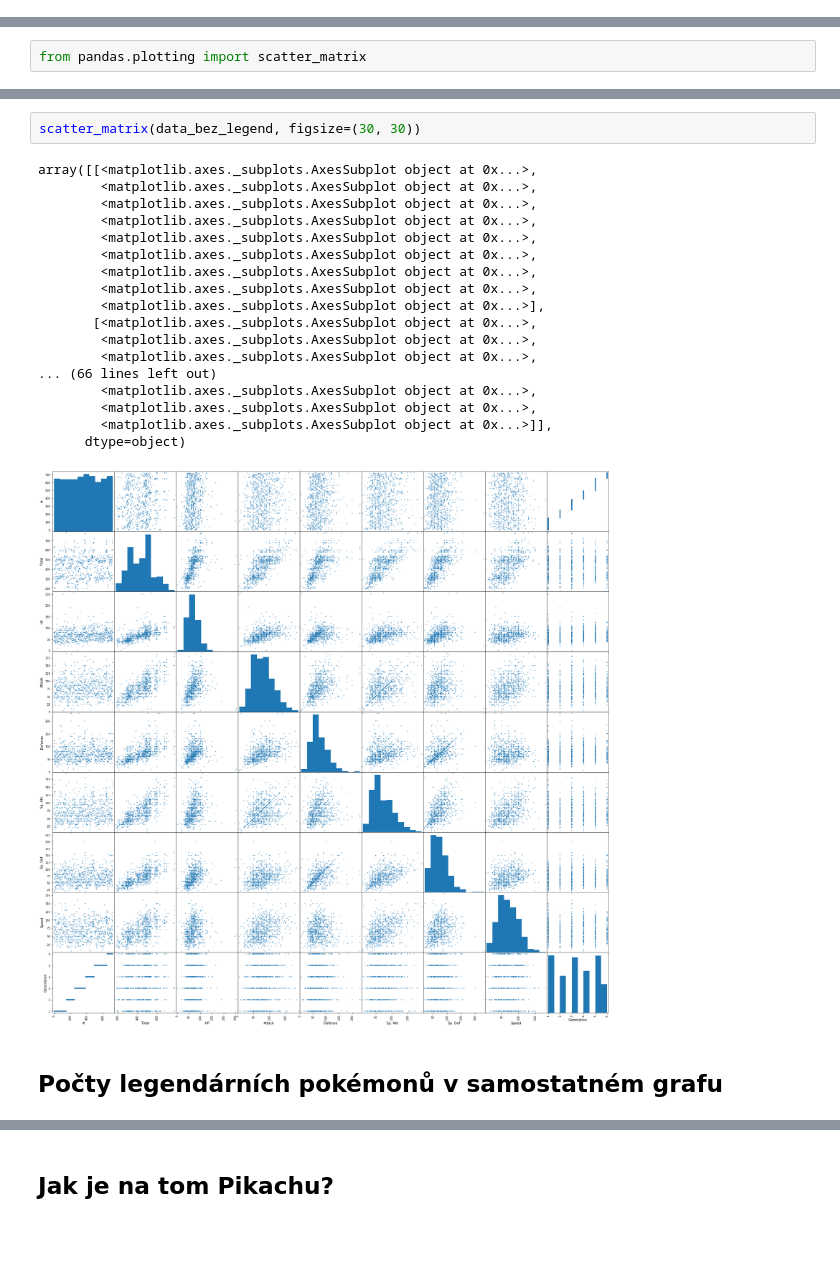
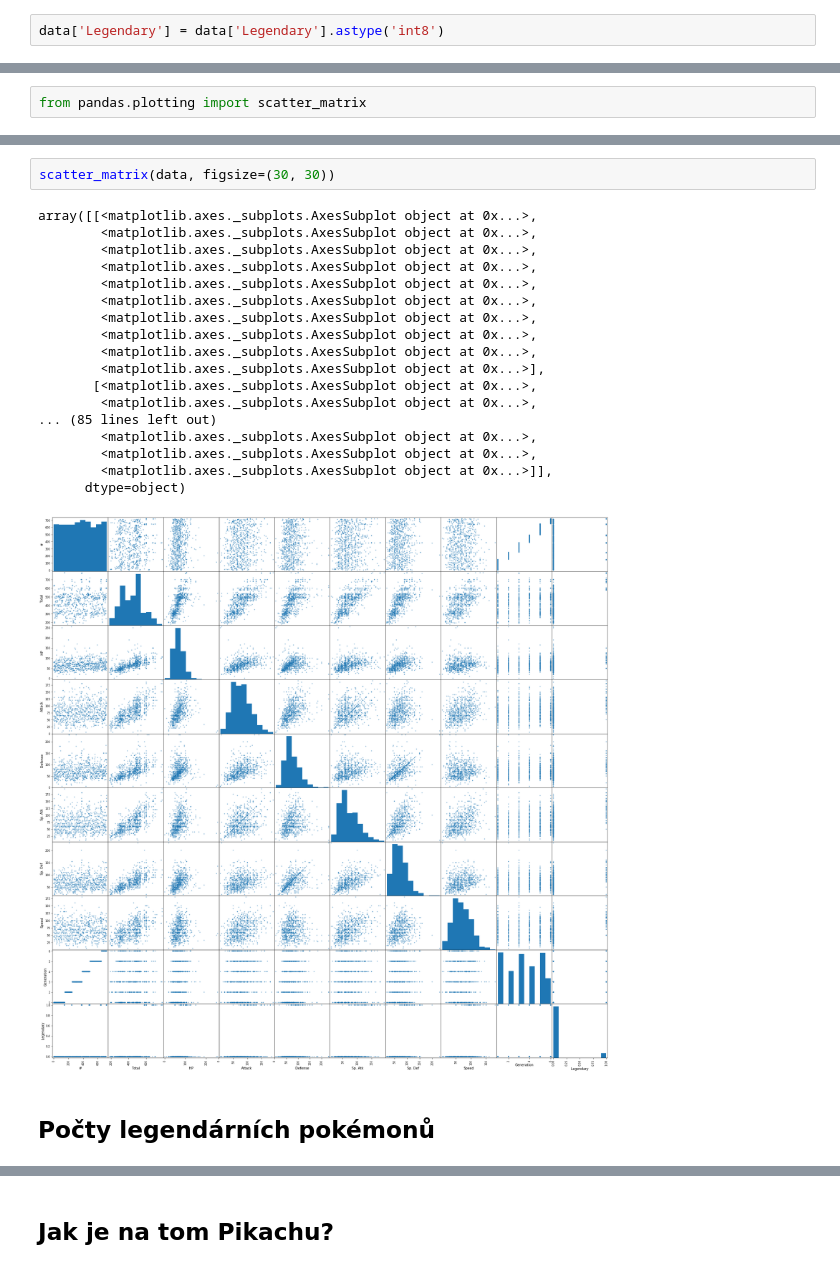
Before and after one commit to frenzymadness/Data_analysis_workshop, a Jupyter notebook: datova analyza.ipynb, the cells around one changed output, grey strips where cells are left out. Saved outputs shown, nothing was run; the diff lists cells and outputs as text; blank space fills up the shorter version.

```diff
--- a/datova analyza.ipynb
+++ b/datova analyza.ipynb
@@ -202,3 +208,5 @@ corr[corr > 0.7]
+# %%
+data['Legendary'] = data['Legendary'].astype('int8')
 # %%
 data.hist()
 # %% [output]
@@ -261,26 +248,26 @@ data.head()
 # %%
-scatter_matrix(data_bez_legend, figsize=(30, 30))
+scatter_matrix(data, figsize=(30, 30))
 # %% [output]
 array([[<matplotlib.axes._subplots.AxesSubplot object at 0x...>,
+        <matplotlib.axes._subplots.AxesSubplot object at 0x...>,
         <matplotlib.axes._subplots.AxesSubplot object at 0x...>,
         <matplotlib.axes._subplots.AxesSubplot object at 0x...>,
         <matplotlib.axes._subplots.AxesSubplot object at 0x...>,
         <matplotlib.axes._subplots.AxesSubplot object at 0x...>,
         <matplotlib.axes._subplots.AxesSubplot object at 0x...>,
         <matplotlib.axes._subplots.AxesSubplot object at 0x...>,
         <matplotlib.axes._subplots.AxesSubplot object at 0x...>,
         <matplotlib.axes._subplots.AxesSubplot object at 0x...>],
        [<matplotlib.axes._subplots.AxesSubplot object at 0x...>,
         <matplotlib.axes._subplots.AxesSubplot object at 0x...>,
-        <matplotlib.axes._subplots.AxesSubplot object at 0x...>,
-... (66 lines left out)
+... (85 lines left out)
         <matplotlib.axes._subplots.AxesSubplot object at 0x...>,
         <matplotlib.axes._subplots.AxesSubplot object at 0x...>,
         <matplotlib.axes._subplots.AxesSubplot object at 0x...>]],
       dtype=object)
-[figure, old version]
+[figure, new version]
 # %% [markdown]
-## Počty legendárních pokémonů v samostatném grafu
+## Počty legendárních pokémonů
 # %%
 data['Legendary'].value_counts().plot(kind='bar')
 # %% [output]
```
Also changed, not shown: parts of 37 cells of this notebook.
